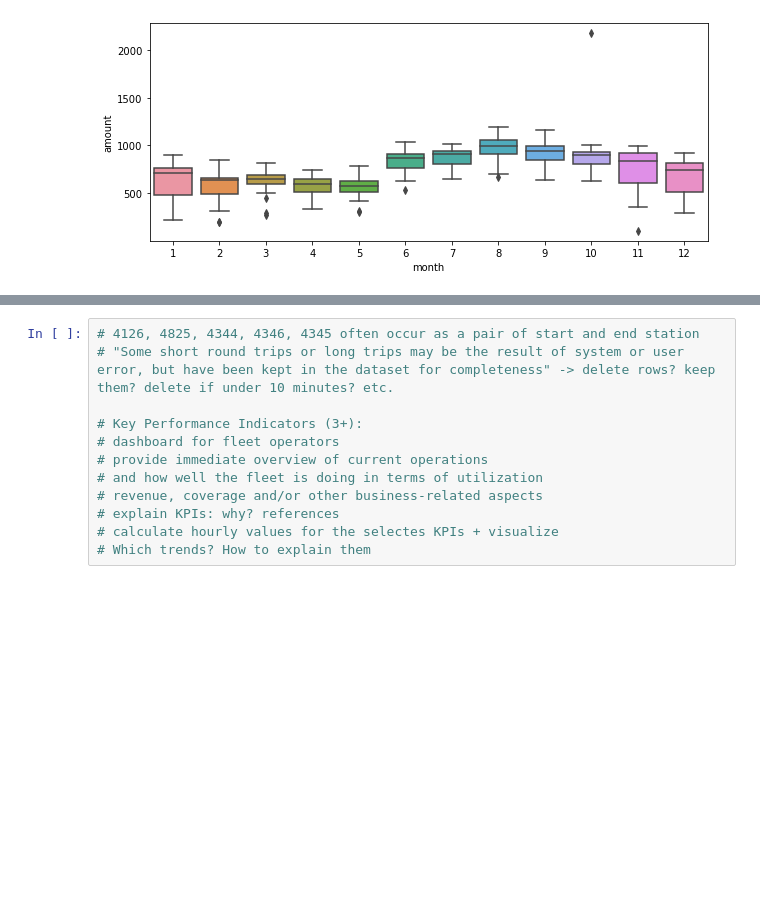
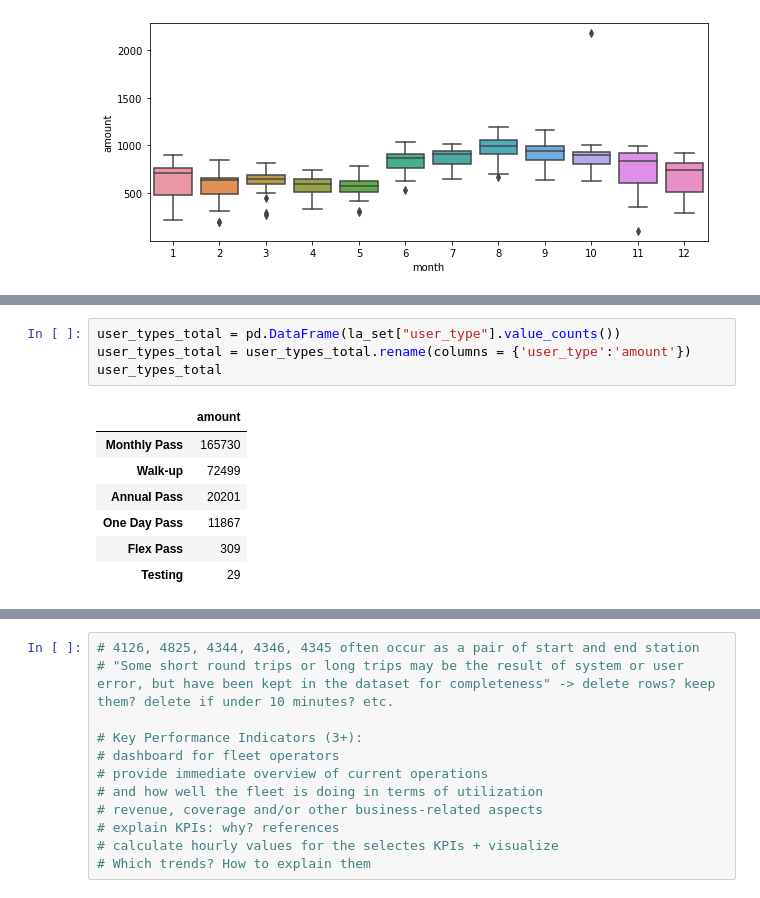
Before and after one commit to robbenB-123/SiliconValley, a Jupyter notebook: DSML_SILICONVALLEY.ipynb, the cells around one changed output, grey strips where cells are left out. Cells and saved outputs as stored; diff of their text form; blank space fills up the shorter version.

```diff
--- a/DSML_SILICONVALLEY.ipynb
+++ b/DSML_SILICONVALLEY.ipynb
@@ -475,0 +493,12 @@ plt.show()
+# %%
+user_types_total = pd.DataFrame(la_set["user_type"].value_counts())
+user_types_total = user_types_total.rename(columns = {'user_type':'amount'})
+user_types_total
+# %% [output]
+|  | amount |
+| Monthly Pass | 165730 |
+| Walk-up | 72499 |
+| Annual Pass | 20201 |
+| One Day Pass | 11867 |
+| Flex Pass | 309 |
+| Testing | 29 |
```
Also changed, not shown: parts of 27 cells of this notebook.
